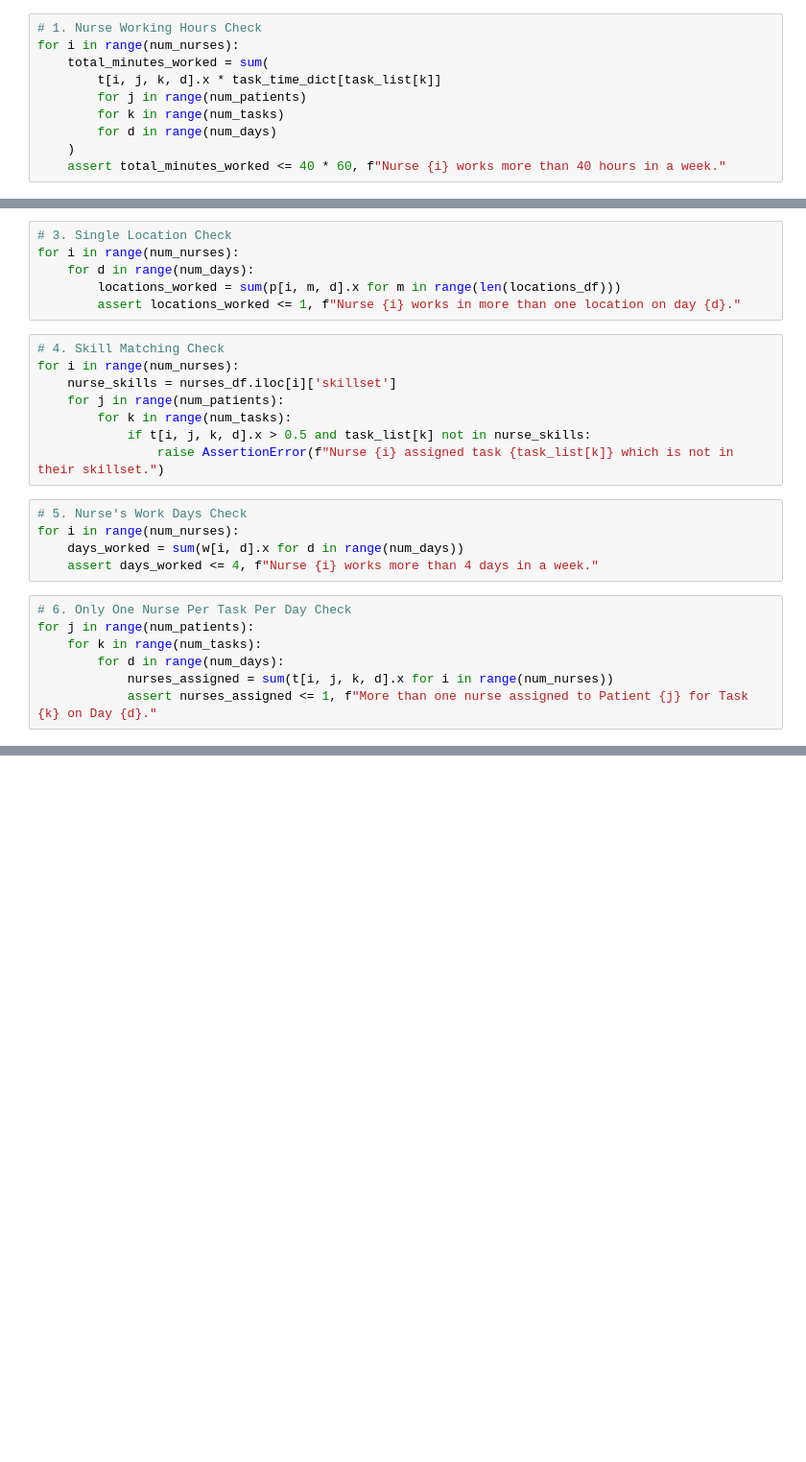
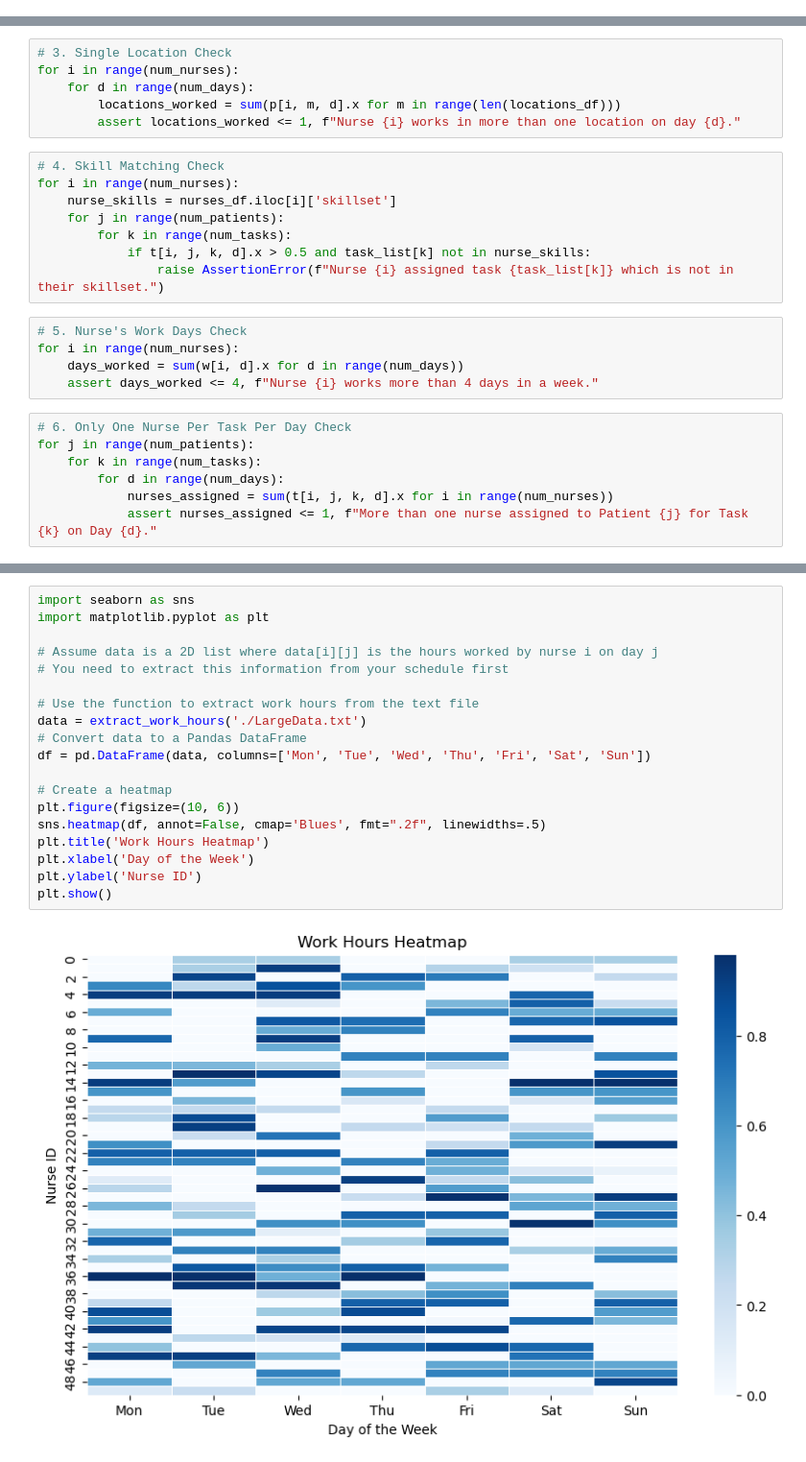
Before and after one commit to mimcmahon20/Project1, a Jupyter notebook: Project2LargeDataSet.ipynb, the cells around one changed output, grey strips where cells are left out. Shown at 96% size. Drawn from its saved outputs; the diff is of its cells as text; blank space fills up the shorter version.

Commit message:
Updated visuals and large data

```diff
--- a/Project2LargeDataSet.ipynb
+++ b/Project2LargeDataSet.ipynb
@@ -291,13 +305,3 @@ KeyError: 'Unnamed: 0'
-# %%
-# 1. Nurse Working Hours Check
-for i in range(num_nurses):
-    total_minutes_worked = sum(
-        t[i, j, k, d].x * task_time_dict[task_list[k]]
-        for j in range(num_patients)
-        for k in range(num_tasks)
-        for d in range(num_days)
-    )
-    assert total_minutes_worked <= 40 * 60, f"Nurse {i} works more than 40 hours in a week."
 # %%
 # 2. Task Completion Check
 for j in range(num_patients):
@@ -336,0 +405,21 @@ for j in range(num_patients):
+# %%
+import seaborn as sns
+import matplotlib.pyplot as plt
+
+# Assume data is a 2D list where data[i][j] is the hours worked by nurse i on day j
+# You need to extract this information from your schedule first
+
+# Use the function to extract work hours from the text file
+data = extract_work_hours('./LargeData.txt')
+# Convert data to a Pandas DataFrame
+df = pd.DataFrame(data, columns=['Mon', 'Tue', 'Wed', 'Thu', 'Fri', 'Sat', 'Sun'])
+
+# Create a heatmap
+plt.figure(figsize=(10, 6))
+sns.heatmap(df, annot=False, cmap='Blues', fmt=".2f", linewidths=.5)
+plt.title('Work Hours Heatmap')
+plt.xlabel('Day of the Week')
+plt.ylabel('Nurse ID')
+plt.show()
+# %% [output]
+[figure, added]
```
Also changed, not shown: parts of 6 cells of this notebook, 4 other files.
